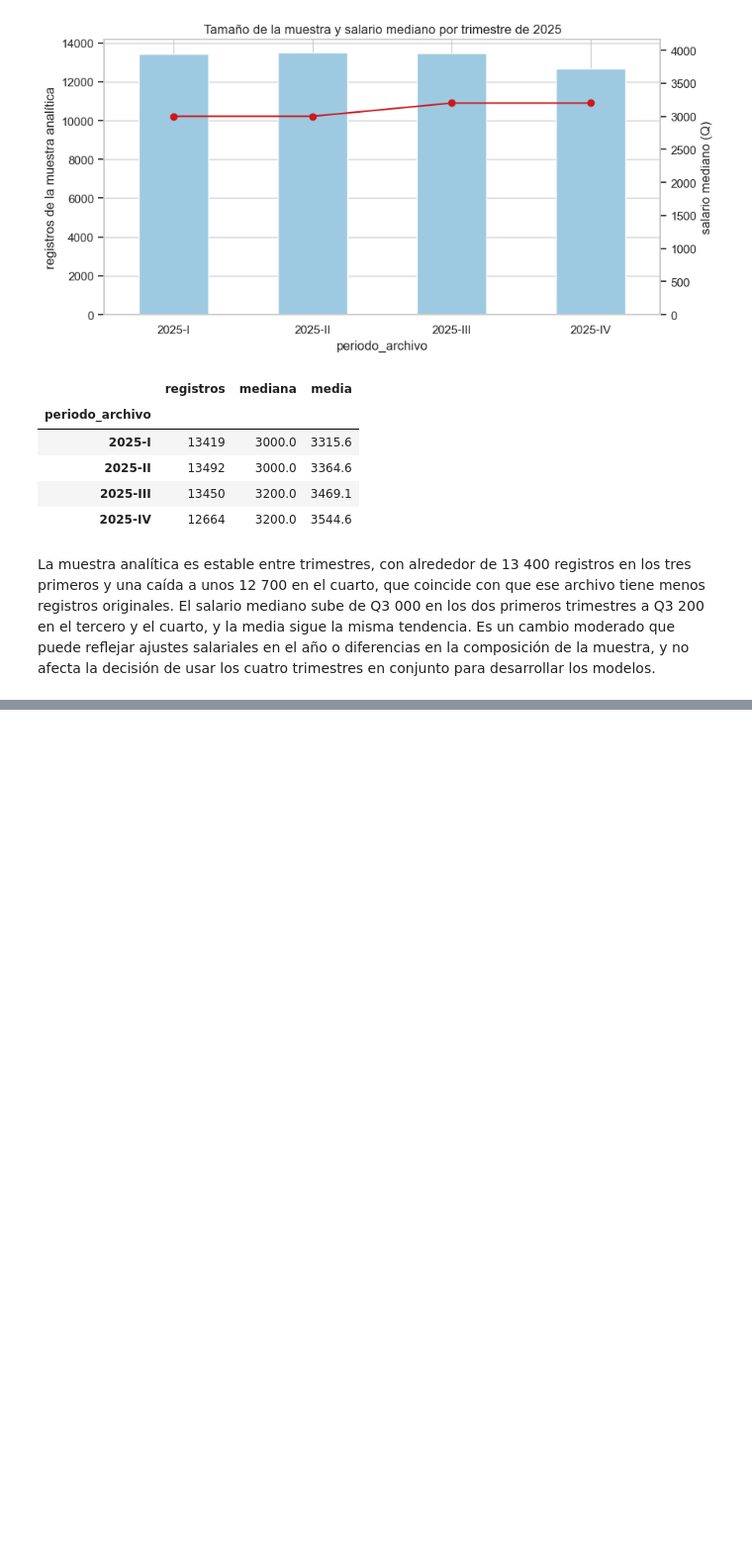
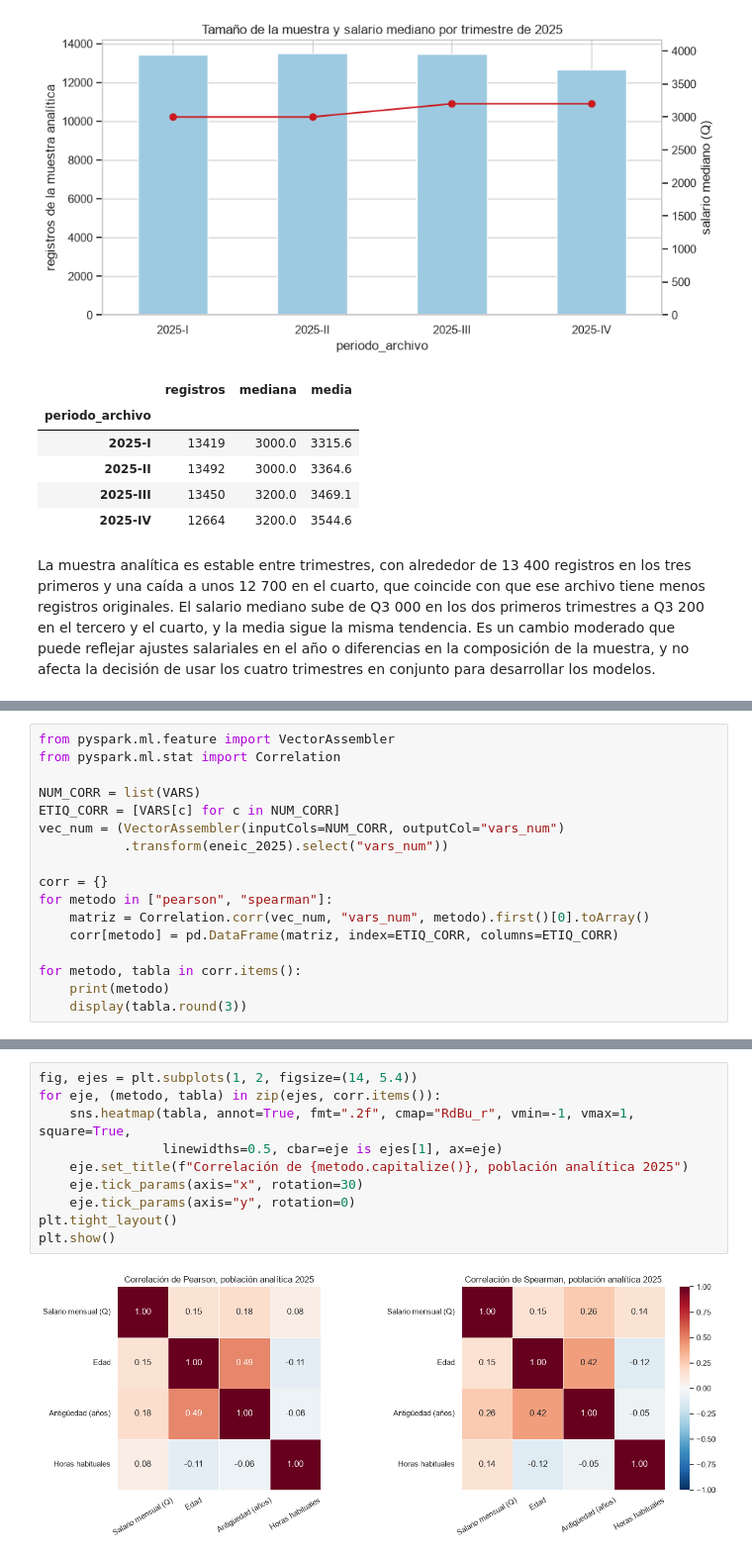
Before and after one commit to Fercho1118/Lab7_DS, a Jupyter notebook: notebooks/lab7.ipynb, the cells around one changed output, grey strips where cells are left out. Shown at 99% size. Drawn from its saved outputs; the diff is of its cells as text; blank space fills up the shorter version.

Commit message:
Ejercicio 3: matriz de correlación con VectorAssembler y Correlation.corr y mapa de calor

```diff
--- a/notebooks/lab7.ipynb
+++ b/notebooks/lab7.ipynb
@@ -680,0 +697,17 @@ modelos.
+# %%
+from pyspark.ml.feature import VectorAssembler
+from pyspark.ml.stat import Correlation
+
+NUM_CORR = list(VARS)
+ETIQ_CORR = [VARS[c] for c in NUM_CORR]
+vec_num = (VectorAssembler(inputCols=NUM_CORR, outputCol="vars_num")
+           .transform(eneic_2025).select("vars_num"))
+
+corr = {}
+for metodo in ["pearson", "spearman"]:
+    matriz = Correlation.corr(vec_num, "vars_num", metodo).first()[0].toArray()
+    corr[metodo] = pd.DataFrame(matriz, index=ETIQ_CORR, columns=ETIQ_CORR)
+
+for metodo, tabla in corr.items():
+    print(metodo)
+    display(tabla.round(3))
@@ -680,0 +727,12 @@ modelos.
+# %%
+fig, ejes = plt.subplots(1, 2, figsize=(14, 5.4))
+for eje, (metodo, tabla) in zip(ejes, corr.items()):
+    sns.heatmap(tabla, annot=True, fmt=".2f", cmap="RdBu_r", vmin=-1, vmax=1, square=True,
+                linewidths=0.5, cbar=eje is ejes[1], ax=eje)
+    eje.set_title(f"Correlación de {metodo.capitalize()}, población analítica 2025")
+    eje.tick_params(axis="x", rotation=30)
+    eje.tick_params(axis="y", rotation=0)
+plt.tight_layout()
+plt.show()
+# %% [output]
+[figure, added]
```
Also changed, not shown: parts of 6 cells of this notebook.
